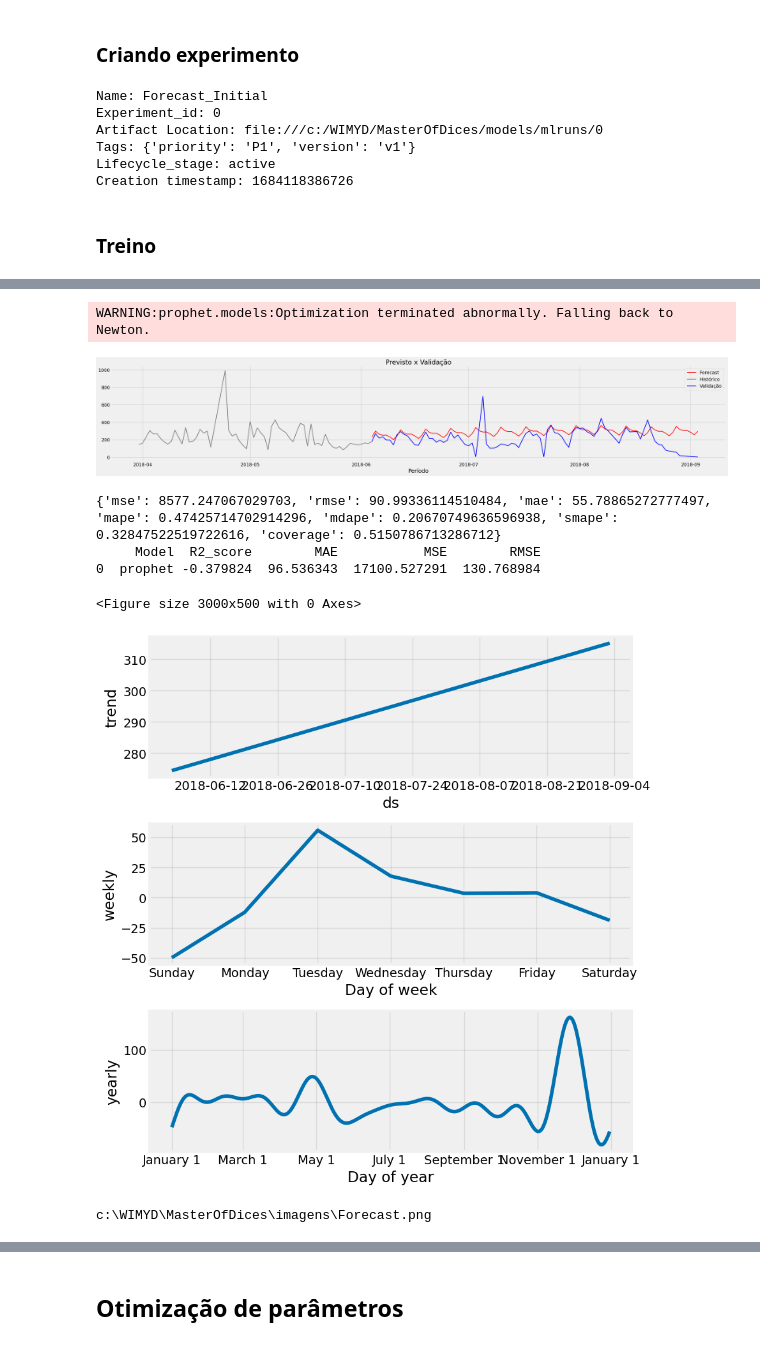
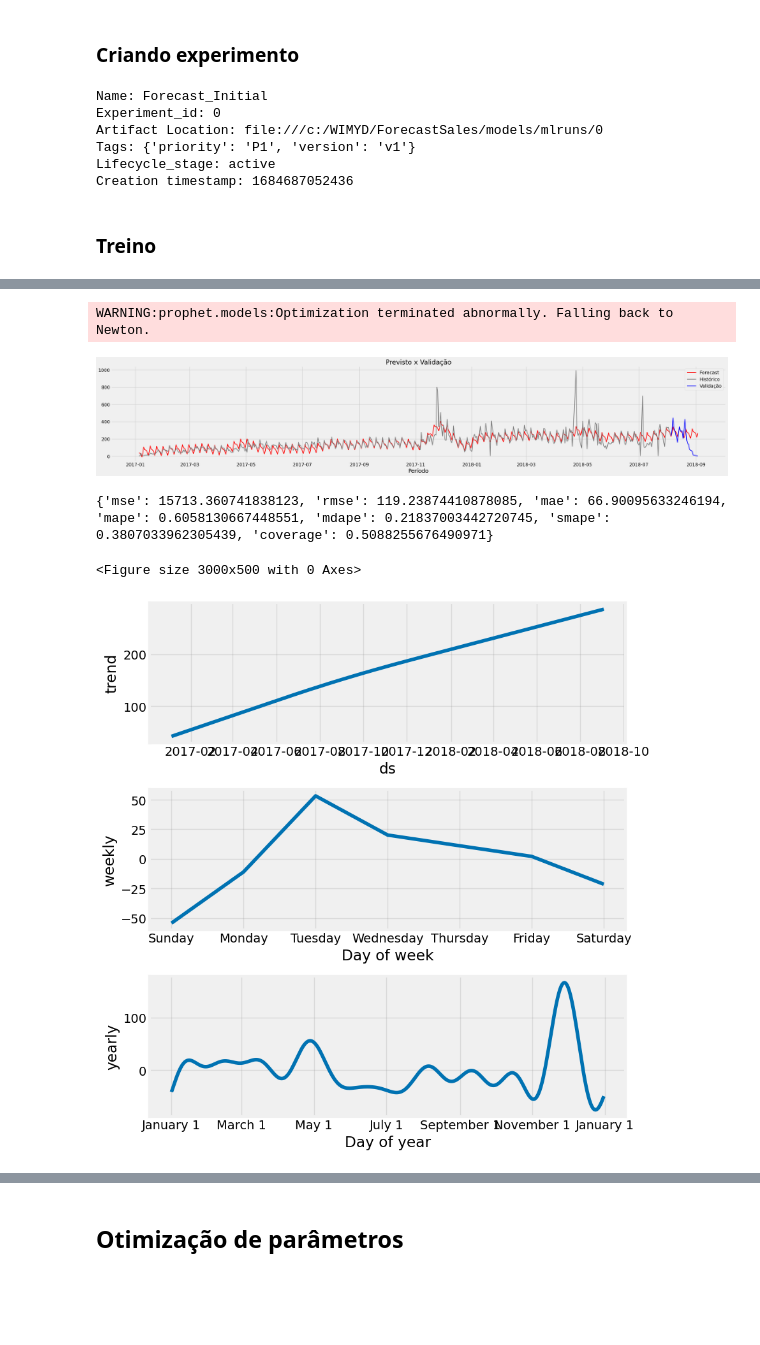
Before and after one commit to Padawanh/ForecastSales, a Jupyter notebook: notebooks/Forecast_de_Vendas_MLFlow.ipynb, the cells around one changed output, grey strips where cells are left out. Cells and saved outputs as stored; diff of their text form; code cells hidden in the pictures; blank space fills up the shorter version.

Commit message:
Ajust Slice Train and Test

```diff
--- a/notebooks/Forecast_de_Vendas_MLFlow.ipynb
+++ b/notebooks/Forecast_de_Vendas_MLFlow.ipynb
@@ -381,11 +534,10 @@ orders_daily
 # %% [markdown]
 # Treino e teste
 # %%
-train = orders_daily[:int(0.85*(len(orders_daily)))]
-teste = orders_daily[int(0.85*(len(orders_daily))):]
+len_teste = 30
+train = orders_daily[:len(orders_daily)-len_teste]
+teste = orders_daily[-len_teste:]
 
-#valid = train[int(0.90*(len(train))):]
-#train = train[:int(0.90*(len(train)))]
 
 print(f"Treino com {train['Qt_Pedidos'].count()} valores e teste {teste['Qt_Pedidos'].count()}")
 # %% [output]
@@ -486,13 +616,13 @@ def ForecastPlotProphet(df_teste,df_train,df_predict,
 # %% [markdown]
 ### Criando experimento
 # %%
-mlflow.set_tracking_uri(Path(Path.cwd()).parent.joinpath("models").joinpath("mlruns").as_uri())
-
+mlflow.set_tracking_uri(Path(Path.cwd()).parent.joinpath(
+    "models").joinpath("mlruns").as_uri())
 
 # Create an experiment name, which must be unique and case sensitive
 experiment_id = mlflow.create_experiment(
     "Forecast_Initial",
-    #artifact_location=diretorio_anterior.joinpath("models").as_uri(),
+    # artifact_location=diretorio_anterior.joinpath("models").as_uri(),
     tags={"version": "v1", "priority": "P1"},
 )
 experiment = mlflow.get_experiment(experiment_id)
@@ -505,13 +635,32 @@ print("Creation timestamp: {}".format(experiment.creation_time))
 # %% [output]
 Name: Forecast_Initial
 Experiment_id: 0
-Artifact Location: file:///c:/WIMYD/MasterOfDices/models/mlruns/0
+Artifact Location: file:///c:/WIMYD/ForecastSales/models/mlruns/0
 Tags: {'priority': 'P1', 'version': 'v1'}
 Lifecycle_stage: active
-Creation timestamp: 1684118386726
+Creation timestamp: 1684687052436
 # %% [markdown]
 ### Treino
+# %%
+condaEnv = {"name": "Forecast",
+                "channels": ["conda-forge"],
+                "dependencies": [ "python=3.7", "prophet",
+                    {"pip": [
+                            "pystan",
+                            "mlflow",
+                            "jupyterlab",
+                            "plotly",
+                            "seaborn",
+                            "statsmodels",
+                            "scikit-learn",
+                            "ipywidgets"
+                        ],
+                    },
+                ],
+            }
 # %%
+
+
 prophet_model = Prophet(seasonality_mode='additive',
             weekly_seasonality = True,
             daily_seasonality=False,
@@ -539,14 +688,14 @@ with mlflow.start_run(run_name="Forecast_Initial") as run:
     metrics_results = performance_metrics(cv_results, metrics=cv_metrics)
     average_metrics = metrics_results.loc[:, cv_metrics].mean(axis=0).to_dict()
     mlflow.log_metrics(average_metrics)
-    model_info = mlflow.prophet.log_model(prophet_model, "prophet-model")
+    model_info = mlflow.prophet.log_model(prophet_model, "prophet-model",conda_env=condaEnv)
     future = prophet_model.make_future_dataframe(periods=len(teste),
                                  #freq='D',
-                                 include_history=False)
+                                 include_history=True)
     predictions = prophet_model.predict(future)
 
     figPath =Path(Path.cwd()).parent.joinpath("images\Components.png")
-    ForecastPlotProphet(df_teste=teste,df_train=train,df_predict=predictions,HistorySlice=450)
+    ForecastPlotProphet(df_teste=teste,df_train=train,df_predict=predictions,HistorySlice=0)
     fig = prophet_model.plot_components(predictions)
     fig.savefig(figPath, dpi=150)
     mlflow.log_artifact(figPath)
@@ -560,14 +709,6 @@ INFO:prophet:Making 32 forecasts with cutoffs between 2017-03-12 00:00:00 and 20
 WARNING:prophet:Seasonality has period of 365.25 days which is larger than initial window. Consider increasing initial.
 WARNING:prophet.models:Optimization terminated abnormally. Falling back to Newton.
-[figure, old version]
+[figure, new version]
-{'mse': 8577.247067029703, 'rmse': 90.99336114510484, 'mae': 55.78865272777497, 'mape': 0.47425714702914296, 'mdape': 0.20670749636596938, 'smape': 0.32847522519722616, 'coverage': 0.5150786713286712}
-     Model  R2_score        MAE           MSE        RMSE
-0  prophet -0.379824  96.536343  17100.527291  130.768984
+{'mse': 15713.360741838123, 'rmse': 119.23874410878085, 'mae': 66.90095633246194, 'mape': 0.6058130667448551, 'mdape': 0.21837003442720745, 'smape': 0.3807033962305439, 'coverage': 0.5088255676490971}
 <Figure size 3000x500 with 0 Axes>
-[figure, old version]
+[figure, new version]
-# %%
-caminho = "c:\\WIMYD\\MasterOfDices\\imagens\\Forecast.png"
-novo_caminho = caminho.replace("\\\\", "\\")
-print(novo_caminho)
-# %% [output]
-c:\WIMYD\MasterOfDices\imagens\Forecast.png
```
Also changed, not shown: parts of 20 cells of this notebook, 2 other files.
